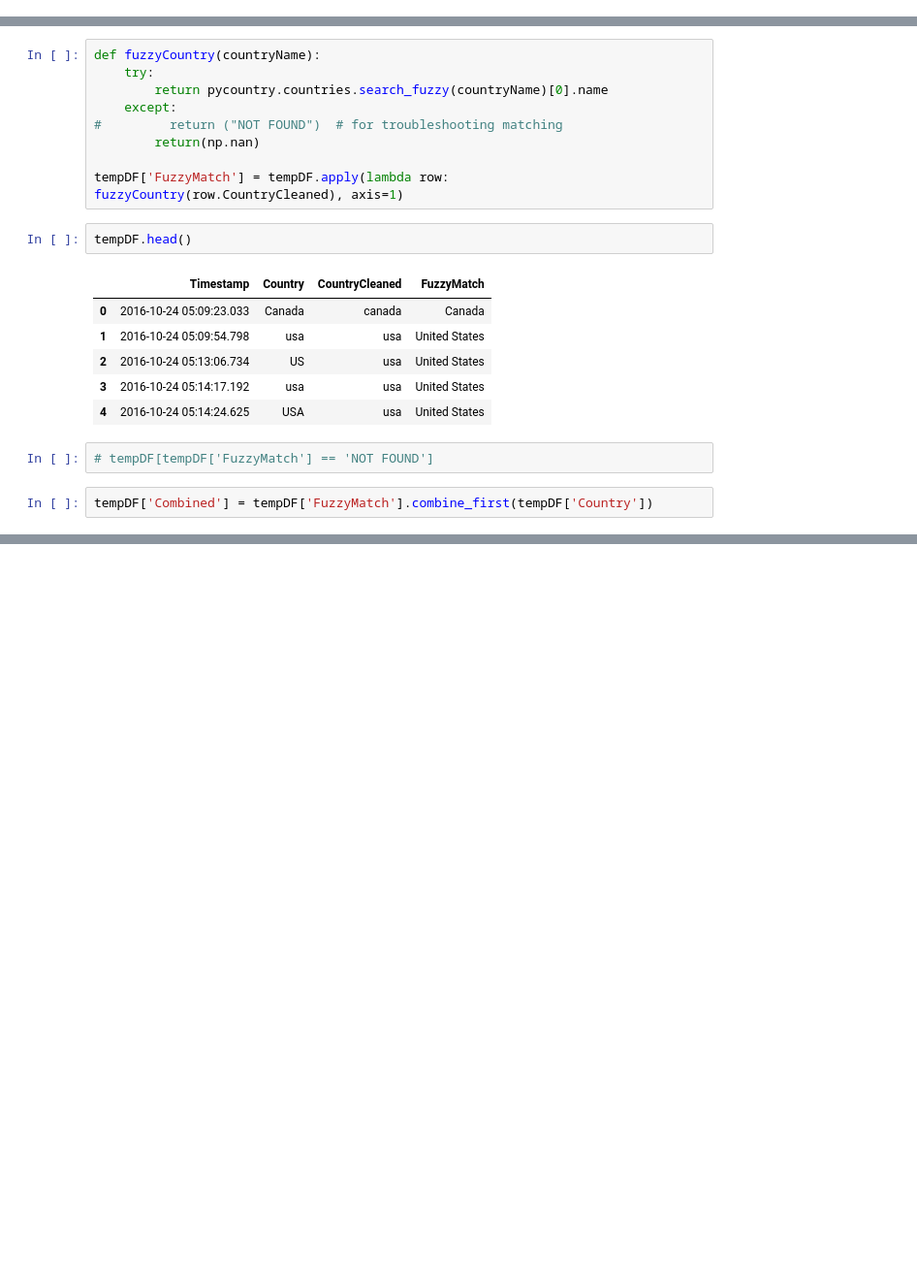
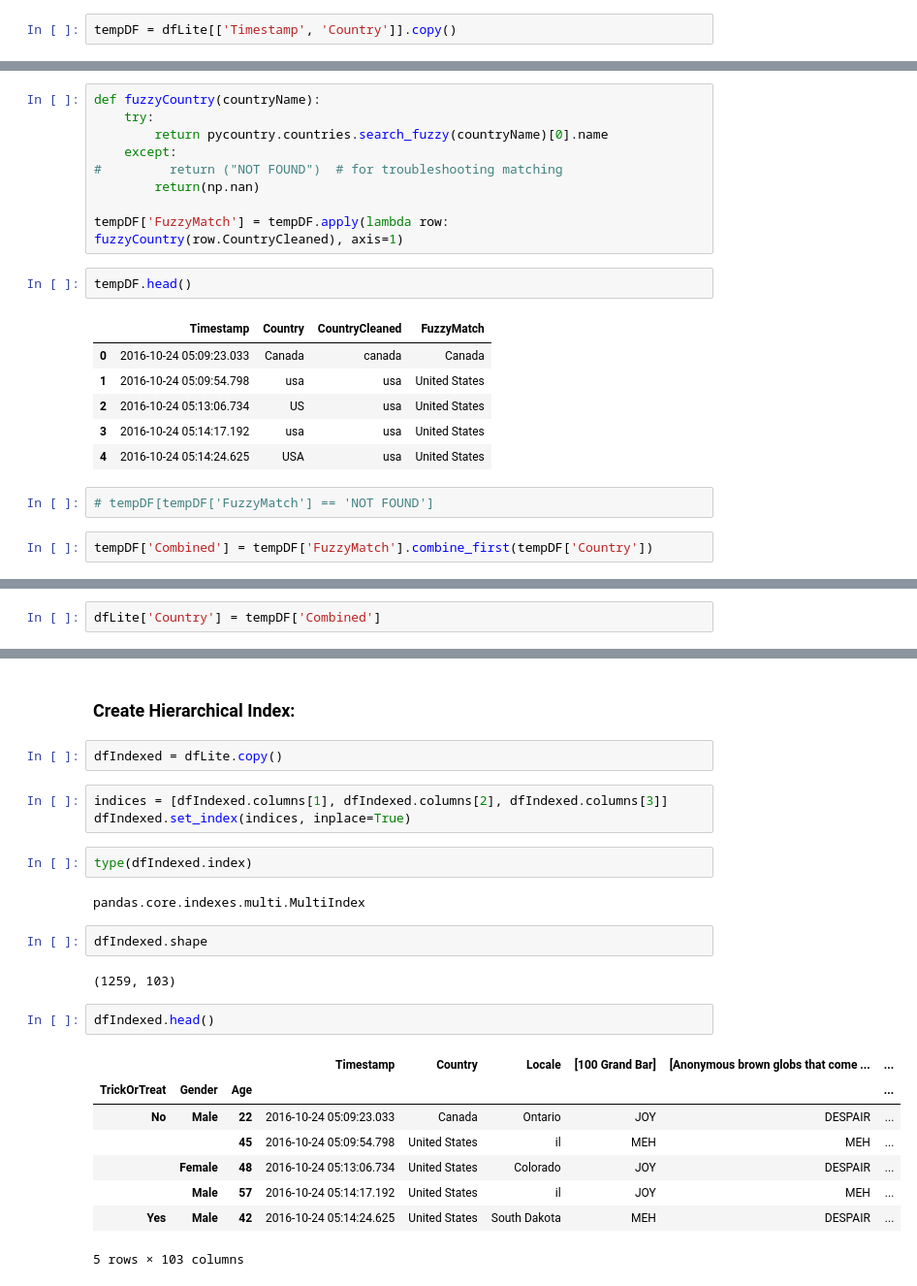
Before and after one commit to ScottBreitbach/DSC540, a Jupyter notebook: Weeks7-8/Test2.ipynb, the cells around one changed output, grey strips where cells are left out. Shown at 97% size. Drawn from its saved outputs; the diff is of its cells as text; blank space fills up the shorter version.

```diff
--- a/Weeks7-8/Test2.ipynb
+++ b/Weeks7-8/Test2.ipynb
@@ -57,3 +62,5 @@ tempDF.columns = ['Timestamp', 'Country']
+# %%
+tempDF = dfLite[['Timestamp', 'Country']].copy()
 # %%
 tempDF.head()
 # %% [output]
@@ -129,0 +139,2 @@ tempDF[tempDF['FuzzyMatch'].isnull()]
+# %%
+dfLite['Country'] = tempDF['Combined']
@@ -129,0 +148,26 @@ tempDF[tempDF['FuzzyMatch'].isnull()]
+# %% [markdown]
+### Create Hierarchical Index:
+# %%
+dfIndexed = dfLite.copy()
+# %%
+indices = [dfIndexed.columns[1], dfIndexed.columns[2], dfIndexed.columns[3]]
+dfIndexed.set_index(indices, inplace=True)
+# %%
+type(dfIndexed.index)
+# %% [output]
+pandas.core.indexes.multi.MultiIndex
+# %%
+dfIndexed.shape
+# %% [output]
+(1259, 103)
+# %%
+dfIndexed.head()
+# %% [output]
+|  |  |  | Timestamp | Country | Locale | [100 Grand Bar] | [Anonymous brown globs that come ... | ... |
+| TrickOrTreat | Gender | Age |  |  |  |  |  | ... |
+| No | Male | 22 | 2016-10-24 05:09:23.033 | Canada | Ontario | JOY | DESPAIR | ... |
+|  |  | 45 | 2016-10-24 05:09:54.798 | United States | il | MEH | MEH | ... |
+|  | Female | 48 | 2016-10-24 05:13:06.734 | United States | Colorado | JOY | DESPAIR | ... |
+|  | Male | 57 | 2016-10-24 05:14:17.192 | United States | il | JOY | MEH | ... |
+| Yes | Male | 42 | 2016-10-24 05:14:24.625 | United States | South Dakota | MEH | DESPAIR | ... |
+5 rows × 103 columns
```
Also changed, not shown: parts of 7 cells of this notebook.
